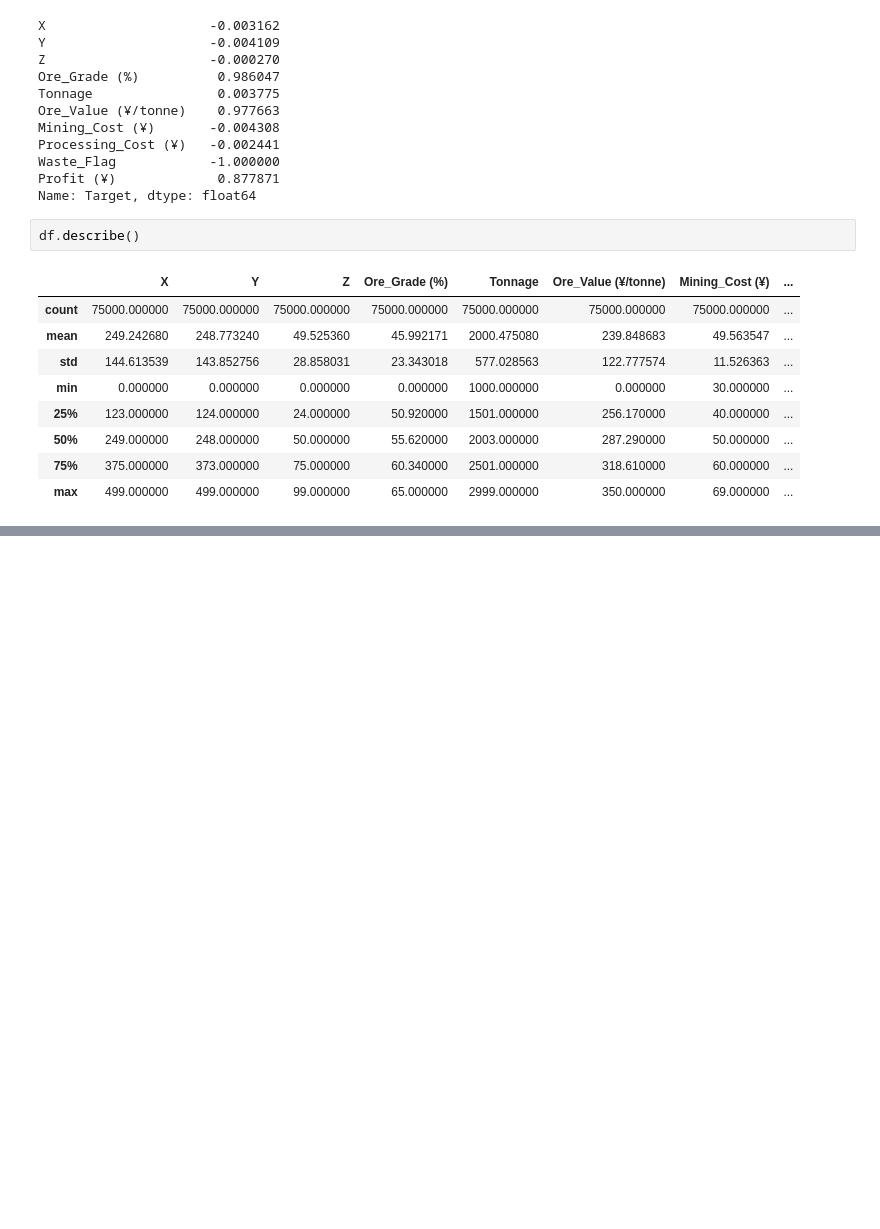
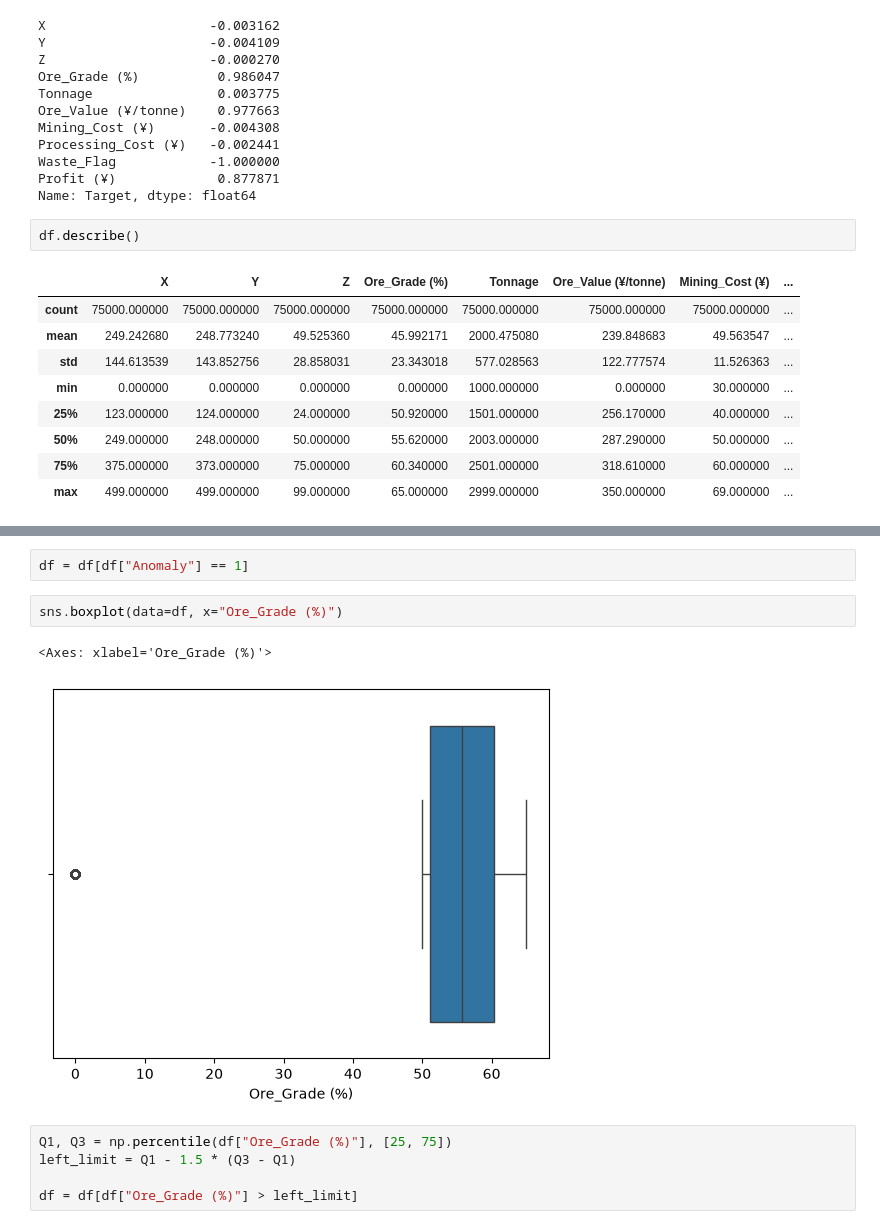
Before and after one commit to MoyMarMois/Mining_DS, a Jupyter notebook: mining.ipynb, the cells around one changed output, grey strips where cells are left out. Saved outputs shown, nothing was run; the diff lists cells and outputs as text; blank space fills up the shorter version.

```diff
--- a/mining.ipynb
+++ b/mining.ipynb
@@ -119,0 +163,12 @@ df.describe()
+# %%
+df = df[df["Anomaly"] == 1]
+# %%
+sns.boxplot(data=df, x="Ore_Grade (%)")
+# %% [output]
+<Axes: xlabel='Ore_Grade (%)'>
+[figure, added]
+# %%
+Q1, Q3 = np.percentile(df["Ore_Grade (%)"], [25, 75])
+left_limit = Q1 - 1.5 * (Q3 - Q1)
+
+df = df[df["Ore_Grade (%)"] > left_limit]
```
Also changed, not shown: parts of 17 cells of this notebook.
